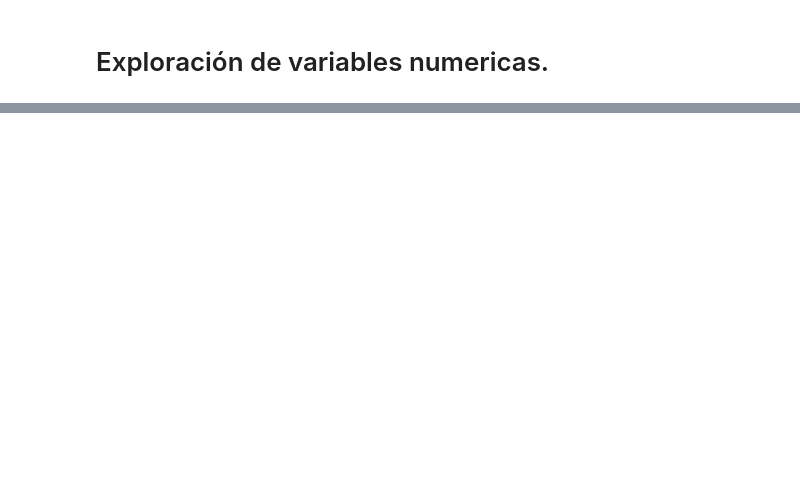
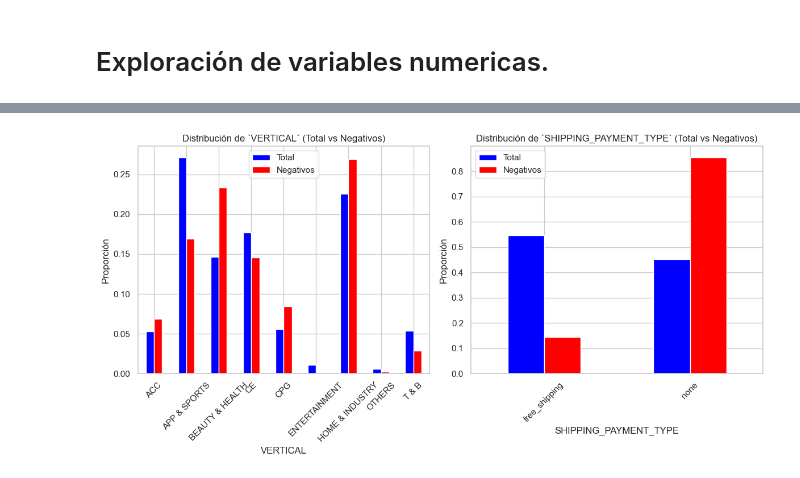
Before and after one commit to jsebastianquiroga/Technical-Challenge---MELI, a Jupyter notebook: notebooks/1.EDA_Relampago.ipynb, the cells around one changed output, grey strips where cells are left out. Cells and saved outputs as stored; diff of their text form; code cells hidden in the pictures; blank space fills up the shorter version.

```diff
--- a/notebooks/1.EDA_Relampago.ipynb
+++ b/notebooks/1.EDA_Relampago.ipynb
@@ -278,0 +525,47 @@ Estas observaciones guían las decisiones de limpieza y exploración adicionales
+# %%
+import seaborn as sns
+import matplotlib.pyplot as plt
+
+# Calcular proporciones totales
+total_vertical = df['VERTICAL'].value_counts(normalize=True)
+total_shipping = df['SHIPPING_PAYMENT_TYPE'].value_counts(normalize=True)
+
+# Calcular proporciones para valores negativos
+negative_vertical = negative_stock_df['VERTICAL'].value_counts(normalize=True)
+negative_shipping = negative_stock_df['SHIPPING_PAYMENT_TYPE'].value_counts(normalize=True)
+
+# Crear un DataFrame para facilitar la comparación
+vertical_comparison = pd.DataFrame({
+    'Total': total_vertical,
+    'Negativos': negative_vertical
+}).fillna(0)
+
+shipping_comparison = pd.DataFrame({
+    'Total': total_shipping,
+    'Negativos': negative_shipping
+}).fillna(0)
+
+# Plot: Comparación de `VERTICAL`
+plt.figure(figsize=(12, 6))
+
+plt.subplot(1, 2, 1)
+vertical_comparison.plot(kind='bar', ax=plt.gca(), color=['blue', 'red'])
+plt.title("Distribución de `VERTICAL` (Total vs Negativos)")
+plt.ylabel("Proporción")
+plt.xlabel("VERTICAL")
+plt.xticks(rotation=45)
+plt.legend(["Total", "Negativos"])
+
+# Plot: Comparación de `SHIPPING_PAYMENT_TYPE`
+plt.subplot(1, 2, 2)
+shipping_comparison.plot(kind='bar', ax=plt.gca(), color=['blue', 'red'])
+plt.title("Distribución de `SHIPPING_PAYMENT_TYPE` (Total vs Negativos)")
+plt.ylabel("Proporción")
+plt.xlabel("SHIPPING_PAYMENT_TYPE")
+plt.xticks(rotation=45)
+plt.legend(["Total", "Negativos"])
+
+plt.tight_layout()
+plt.show()
+# %% [output]
+[figure, added]
```
Also changed, not shown: parts of 23 cells of this notebook, 3 other files.
